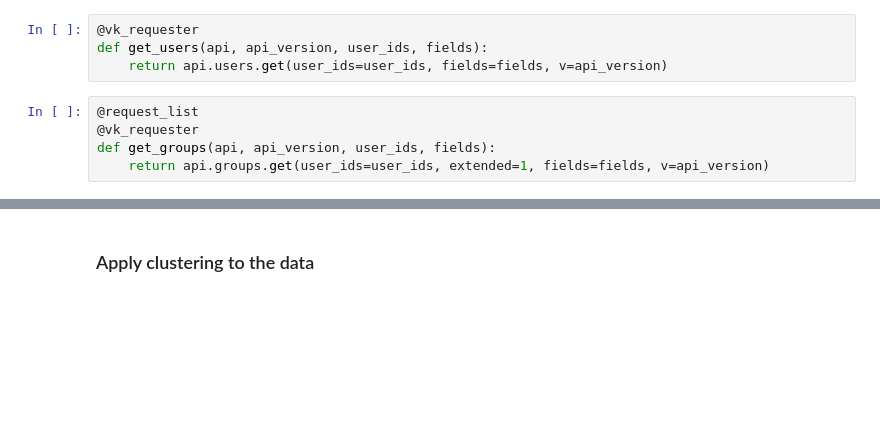
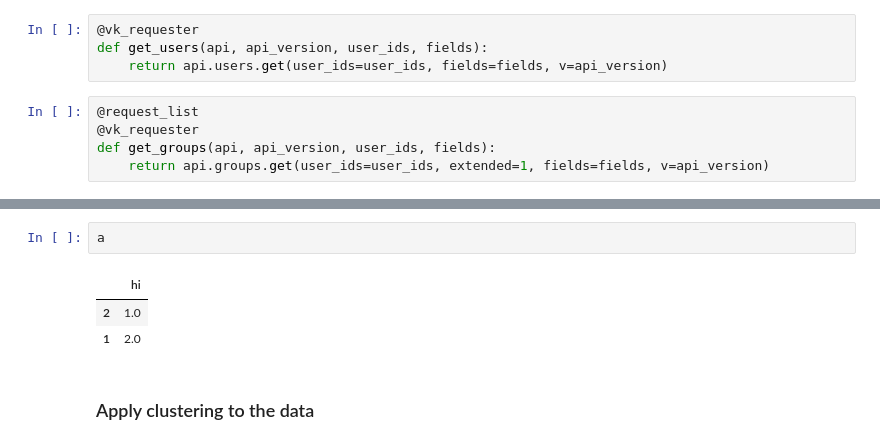
Before and after one commit to lapsya/100daysofcode, a Jupyter notebook: graph_clustering/vk_graph.ipynb, the cells around one changed output, grey strips where cells are left out. Saved outputs shown, nothing was run; the diff lists cells and outputs as text; blank space fills up the shorter version.

```diff
--- a/graph_clustering/vk_graph.ipynb
+++ b/graph_clustering/vk_graph.ipynb
@@ -280,3 +313,9 @@ dataset = create_dataset(main_graph)
+# %%
+a
+# %% [output]
+|  | hi |
+| 2 | 1.0 |
+| 1 | 2.0 |
 # %% [markdown]
 ### Apply clustering to the data
 # %%
```
Also changed, not shown: parts of 10 cells of this notebook, 1 other file.
